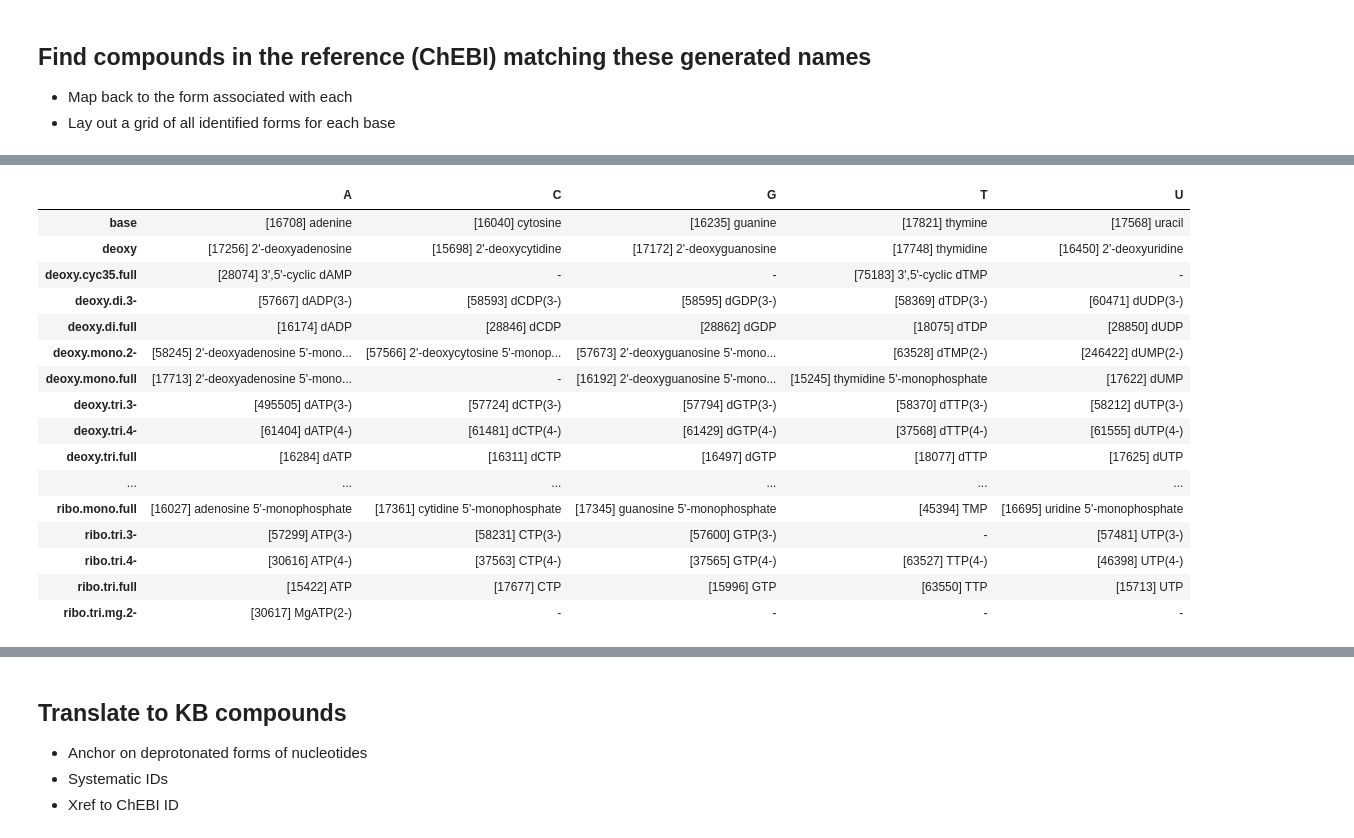
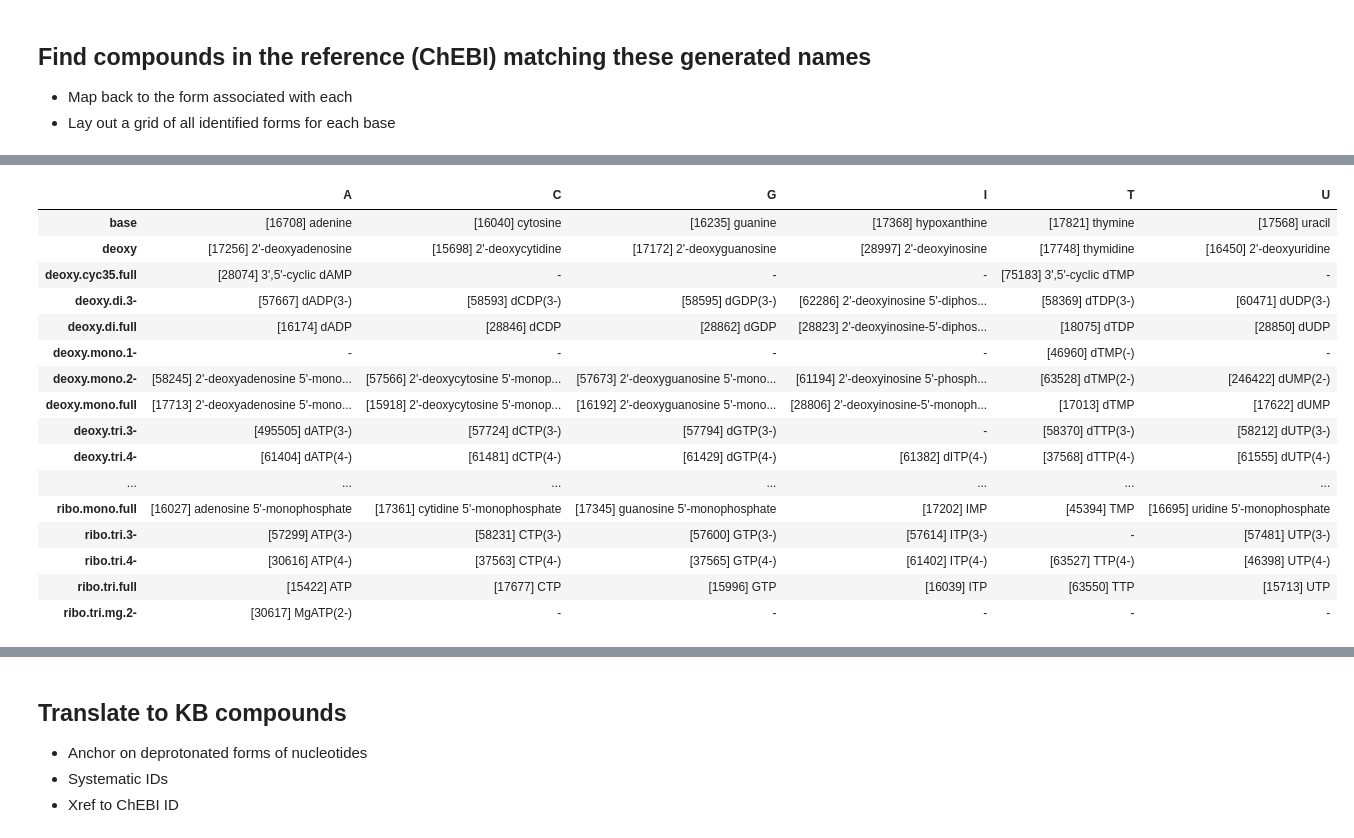
Before and after one commit to fdrusso/mosmo-work, a Jupyter notebook: notebooks/knowledgebase/4. Nucleotides in the KB.ipynb, the cells around one changed output, grey strips where cells are left out. Cells and saved outputs as stored; diff of their text form; code cells hidden in the pictures.

```diff
--- a/notebooks/Nucleotides in the KB.ipynb
+++ b/notebooks/knowledgebase/4. Nucleotides in the KB.ipynb
@@ -163,0 +216,12 @@ for key in names.keys():
+# %%
+%%time
+chebi_compounds = {}
+for base in bases.values():
+    chebi_compounds.update(map_compounds(base))
+
+# Manual override(s) for known issues
+chebi_compounds[('I', 'base')] = KB('CHEBI:17368')  # hypoxanthine
+chebi_compounds[('T', 'deoxy', 'mono', '1-')] = KB('CHEBI:46960')  # named dTMP(-) instead of dTMP(1-)
+
+print()
+print(f'Grand total: {len(chebi_compounds)} nucleotides and bases systematically mapped.')
@@ -164,37 +246,4 @@ for key in names.keys():
 # %%
-# Find by name first, matching either the code or a spelled-out name
-all_names = list(name_key.keys())
-found = collections.defaultdict(list)
-for doc in CHEBI.find({'name': {'$in': all_names}}).collation({'locale': 'en', 'strength': 1}):
-    found[name_key[doc['name']]].append(doc)
-# Fall back to AKA. There are cases where the same name is an AKA for multiple forms.
-for doc in CHEBI.find({'aka': {'$in': all_names}}).collation({'locale': 'en', 'strength': 1}):
-    for name in doc['aka']:
-        if name in name_key:
-            found[name_key[name]].append(doc)
-
-# Map key -> compound, most general first. Also track compound -> key to detect ambiguities.
-chebi_compounds = {}
-compound_key = collections.defaultdict(list)
-for key in sorted(found):
-    docs = found[key]
-    # Only the first hit.
-    compound = KB.CHEBI.codec.decode(docs[0])
-    # Only the most general form.
-    if compound not in compound_key:
-        chebi_compounds[key] = compound
-    # But keep track of form ambiguities
-    compound_key[compound].append(key)
-
-for compound, keys in compound_key.items():
-    if len(keys) > 1:
-        print(f'{compound.name} [{compound.id}]'
-              f' may be {" or ".join(".".join(key) for key in keys)}')
-
-# Manual overrides resolving known issues
-chebi_compounds['C', 'ribo', 'di', '3-'] = chebi_compounds.pop(('C', 'ribo', 'di', '2-'))
-chebi_compounds.pop(('T', 'ribo', 'tri', '3-'), None)
-
 form_grid = collections.defaultdict(dict)
 for key in sorted(chebi_compounds.keys()):
     compound = chebi_compounds[key]
@@ -209,17 +255,17 @@ CDP(3-) [58069] may be C.ribo.di.2- or C.ribo.di.3-
-|  | A | C | G | T | U |
-| base | [16708] adenine | [16040] cytosine | [16235] guanine | [17821] thymine | [17568] uracil |
-| deoxy | [17256] 2'-deoxyadenosine | [15698] 2'-deoxycytidine | [17172] 2'-deoxyguanosine | [17748] thymidine | [16450] 2'-deoxyuridine |
-| deoxy.cyc35.full | [28074] 3',5'-cyclic dAMP | - | - | [75183] 3',5'-cyclic dTMP | - |
-| deoxy.di.3- | [57667] dADP(3-) | [58593] dCDP(3-) | [58595] dGDP(3-) | [58369] dTDP(3-) | [60471] dUDP(3-) |
-| deoxy.di.full | [16174] dADP | [28846] dCDP | [28862] dGDP | [18075] dTDP | [28850] dUDP |
-| deoxy.mono.2- | [58245] 2'-deoxyadenosine 5'-mono... | [57566] 2'-deoxycytosine 5'-monop... | [57673] 2'-deoxyguanosine 5'-mono... | [63528] dTMP(2-) | [246422] dUMP(2-) |
-| deoxy.mono.full | [17713] 2'-deoxyadenosine 5'-mono... | - | [16192] 2'-deoxyguanosine 5'-mono... | [15245] thymidine 5'-monophosphate | [17622] dUMP |
-| deoxy.tri.3- | [495505] dATP(3-) | [57724] dCTP(3-) | [57794] dGTP(3-) | [58370] dTTP(3-) | [58212] dUTP(3-) |
-| deoxy.tri.4- | [61404] dATP(4-) | [61481] dCTP(4-) | [61429] dGTP(4-) | [37568] dTTP(4-) | [61555] dUTP(4-) |
-| deoxy.tri.full | [16284] dATP | [16311] dCTP | [16497] dGTP | [18077] dTTP | [17625] dUTP |
-| ... | ... | ... | ... | ... | ... |
-| ribo.mono.full | [16027] adenosine 5'-monophosphate | [17361] cytidine 5'-monophosphate | [17345] guanosine 5'-monophosphate | [45394] TMP | [16695] uridine 5'-monophosphate |
-| ribo.tri.3- | [57299] ATP(3-) | [58231] CTP(3-) | [57600] GTP(3-) | - | [57481] UTP(3-) |
-| ribo.tri.4- | [30616] ATP(4-) | [37563] CTP(4-) | [37565] GTP(4-) | [63527] TTP(4-) | [46398] UTP(4-) |
-| ribo.tri.full | [15422] ATP | [17677] CTP | [15996] GTP | [63550] TTP | [15713] UTP |
-| ribo.tri.mg.2- | [30617] MgATP(2-) | - | - | - | - |
+|  | A | C | G | I | T | U |
+| base | [16708] adenine | [16040] cytosine | [16235] guanine | [17368] hypoxanthine | [17821] thymine | [17568] uracil |
+| deoxy | [17256] 2'-deoxyadenosine | [15698] 2'-deoxycytidine | [17172] 2'-deoxyguanosine | [28997] 2'-deoxyinosine | [17748] thymidine | [16450] 2'-deoxyuridine |
+| deoxy.cyc35.full | [28074] 3',5'-cyclic dAMP | - | - | - | [75183] 3',5'-cyclic dTMP | - |
+| deoxy.di.3- | [57667] dADP(3-) | [58593] dCDP(3-) | [58595] dGDP(3-) | [62286] 2'-deoxyinosine 5'-diphos... | [58369] dTDP(3-) | [60471] dUDP(3-) |
+| deoxy.di.full | [16174] dADP | [28846] dCDP | [28862] dGDP | [28823] 2'-deoxyinosine-5'-diphos... | [18075] dTDP | [28850] dUDP |
+| deoxy.mono.1- | - | - | - | - | [46960] dTMP(-) | - |
+| deoxy.mono.2- | [58245] 2'-deoxyadenosine 5'-mono... | [57566] 2'-deoxycytosine 5'-monop... | [57673] 2'-deoxyguanosine 5'-mono... | [61194] 2'-deoxyinosine 5'-phosph... | [63528] dTMP(2-) | [246422] dUMP(2-) |
+| deoxy.mono.full | [17713] 2'-deoxyadenosine 5'-mono... | [15918] 2'-deoxycytosine 5'-monop... | [16192] 2'-deoxyguanosine 5'-mono... | [28806] 2'-deoxyinosine-5'-monoph... | [17013] dTMP | [17622] dUMP |
+| deoxy.tri.3- | [495505] dATP(3-) | [57724] dCTP(3-) | [57794] dGTP(3-) | - | [58370] dTTP(3-) | [58212] dUTP(3-) |
+| deoxy.tri.4- | [61404] dATP(4-) | [61481] dCTP(4-) | [61429] dGTP(4-) | [61382] dITP(4-) | [37568] dTTP(4-) | [61555] dUTP(4-) |
+| ... | ... | ... | ... | ... | ... | ... |
+| ribo.mono.full | [16027] adenosine 5'-monophosphate | [17361] cytidine 5'-monophosphate | [17345] guanosine 5'-monophosphate | [17202] IMP | [45394] TMP | [16695] uridine 5'-monophosphate |
+| ribo.tri.3- | [57299] ATP(3-) | [58231] CTP(3-) | [57600] GTP(3-) | [57614] ITP(3-) | - | [57481] UTP(3-) |
+| ribo.tri.4- | [30616] ATP(4-) | [37563] CTP(4-) | [37565] GTP(4-) | [61402] ITP(4-) | [63527] TTP(4-) | [46398] UTP(4-) |
+| ribo.tri.full | [15422] ATP | [17677] CTP | [15996] GTP | [16039] ITP | [63550] TTP | [15713] UTP |
+| ribo.tri.mg.2- | [30617] MgATP(2-) | - | - | - | - | - |
```
Also changed, not shown: parts of 10 cells of this notebook, 13 other files.
